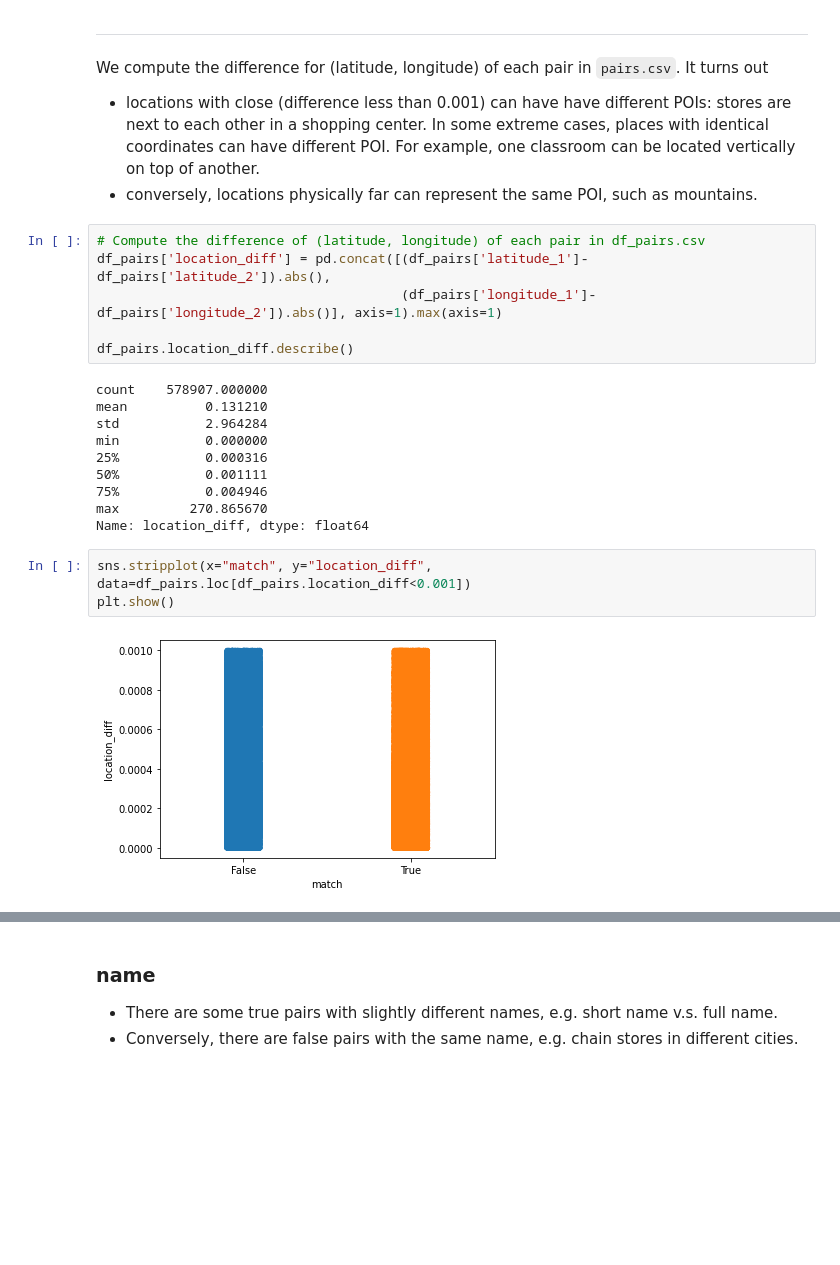
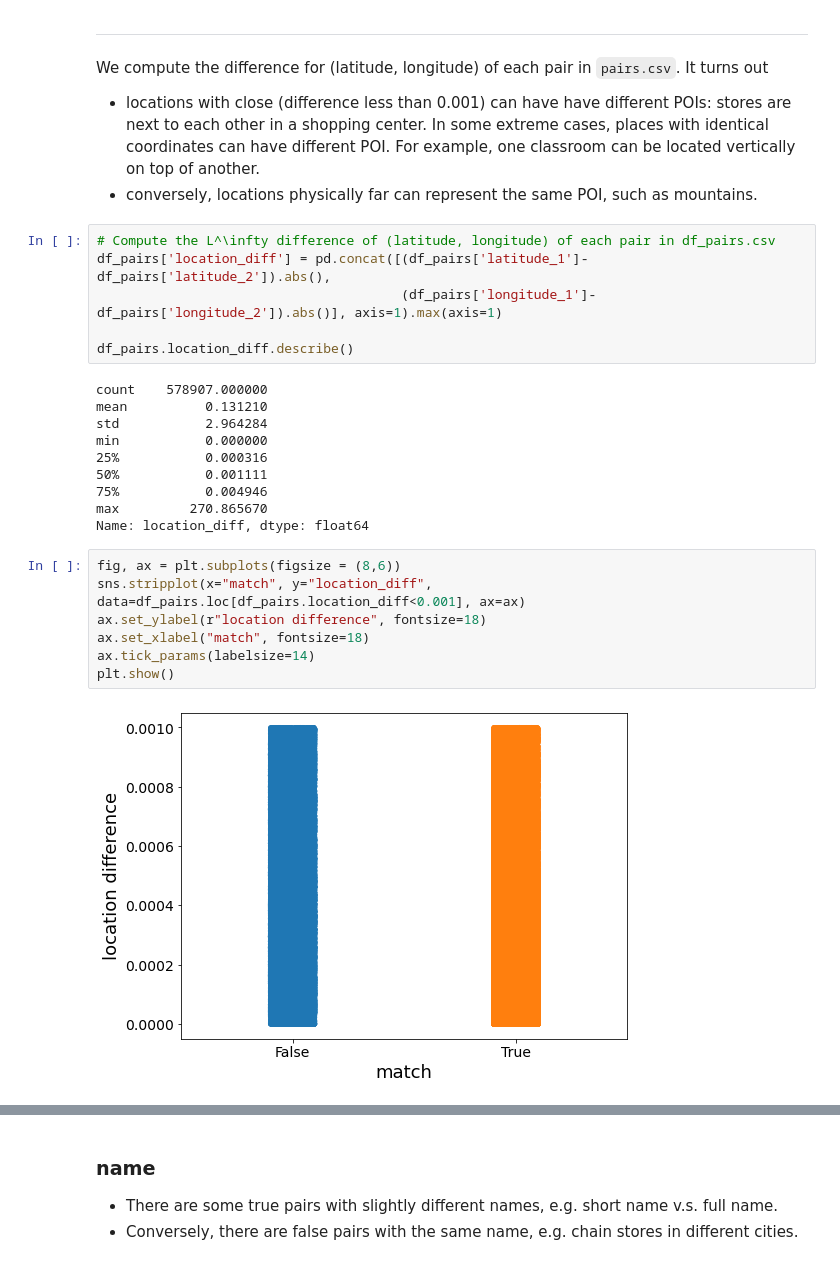
Before and after one commit to gormantt/foursquare-location-matching, a Jupyter notebook: group_code/2022.05.25_train_and_pairs_eda.ipynb, the cells around one changed output, grey strips where cells are left out. Drawn from its saved outputs; the diff is of its cells as text; blank space fills up the shorter version.

```diff
--- a/group_code/2022.05.25_train_and_pairs_eda.ipynb
+++ b/group_code/2022.05.25_train_and_pairs_eda.ipynb
@@ -685,7 +685,7 @@ We compute the difference for (latitude, longitude) of each pair in `pairs.csv`.
   * locations with close (difference less than 0.001) can have have different POIs: stores are next to each other in a shopping center. In some extreme cases, places with identical coordinates can have different POI. For example, one classroom can be located vertically on top of another.
   * conversely, locations physically far can represent the same POI, such as mountains.
 # %%
-# Compute the difference of (latitude, longitude) of each pair in df_pairs.csv
+# Compute the L^\infty difference of (latitude, longitude) of each pair in df_pairs.csv
 df_pairs['location_diff'] = pd.concat([(df_pairs['latitude_1']-df_pairs['latitude_2']).abs(),
                                        (df_pairs['longitude_1']-df_pairs['longitude_2']).abs()], axis=1).max(axis=1)
 
@@ -701,8 +701,12 @@ min           0.000000
 max         270.865670
 Name: location_diff, dtype: float64
 # %%
-sns.stripplot(x="match", y="location_diff", data=df_pairs.loc[df_pairs.location_diff<0.001])
+fig, ax = plt.subplots(figsize = (8,6))
+sns.stripplot(x="match", y="location_diff", data=df_pairs.loc[df_pairs.location_diff<0.001], ax=ax)
+ax.set_ylabel(r"location difference", fontsize=18)
+ax.set_xlabel("match", fontsize=18)
+ax.tick_params(labelsize=14)
 plt.show()
 # %% [output]
-[figure, old version]
+[figure, new version]
 # %%
```
Also changed, not shown: parts of 11 cells of this notebook.
